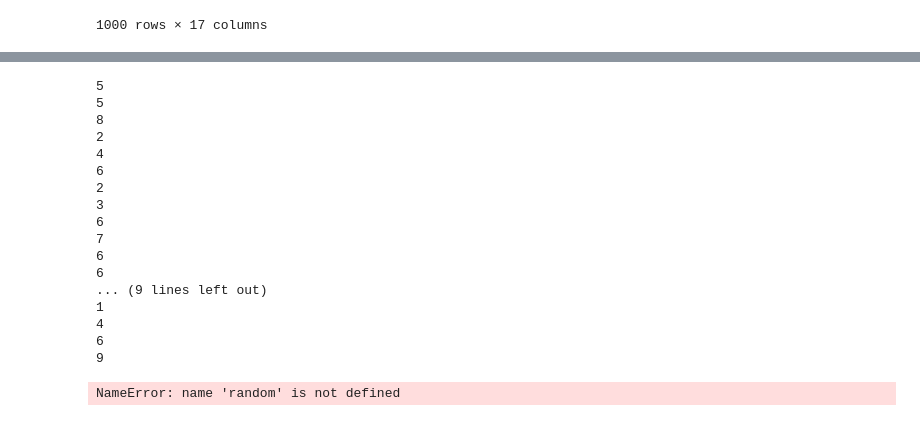
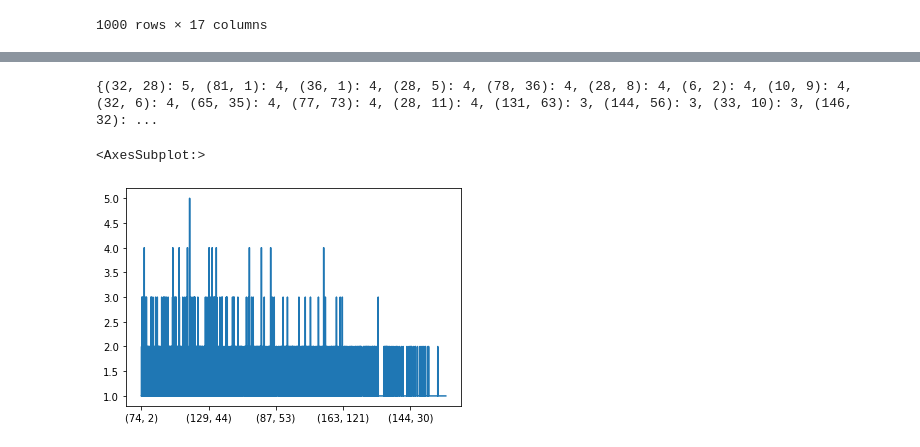
Before and after one commit to SigurdGH/MasterThesis, a Jupyter notebook: main/evaluatingGA.ipynb, the cells around one changed output, grey strips where cells are left out. Cells and saved outputs as stored; diff of their text form; code cells hidden in the pictures.

```diff
--- a/main/evaluatingGA.ipynb
+++ b/main/evaluatingGA.ipynb
@@ -327,50 +322,31 @@ Series(v).plot()
-# %%
-for i in range(0,25):
-    print(v[i])
-# %% [output]
-5
-5
-8
-2
-4
-6
-2
-3
-6
-7
-6
-6
-... (9 lines left out)
-1
-4
-6
-9
 # %%
 # a = {i:f"{i}{i}{i}" for i in range(5)}
 pair = {}
 # print(a)
 
 def selectionTesting():
     def chooseParent():
-        return min([random.randint(0, 25) for _ in range(4)])
+        return min([random.randint(0, 1000) for _ in range(6)])
     parent1 = chooseParent()
     parent2 = chooseParent()
     return (parent1, parent2) if parent1 != parent2 else selectionTesting()
 
-for _ in range(100000):
+for _ in range(10000):
     par = selectionTesting()
     # print(par)
     par = list(par)
     par.sort(reverse=True)
     par = tuple(par)
     # print(par)
     # print(tuple(par))
     pair.setdefault(par, 0)
     pair[par] += 1
 
 print({k: v for k, v in sorted(pair.items(), key=lambda item: item[1], reverse=True)})
 Series(pair).plot()
 # p1, p2 = selection(10)
 # print(a[p1], a[p2])
 # %% [output]
-NameError: name 'random' is not defined
+{(32, 28): 5, (81, 1): 4, (36, 1): 4, (28, 5): 4, (78, 36): 4, (28, 8): 4, (6, 2): 4, (10, 9): 4, (32, 6): 4, (65, 35): 4, (77, 73): 4, (28, 11): 4, (131, 63): 3, (144, 56): 3, (33, 10): 3, (146, 32): ...
+<AxesSubplot:>
+[figure, added]
```
Also changed, not shown: parts of 10 cells of this notebook, 3 other files.
